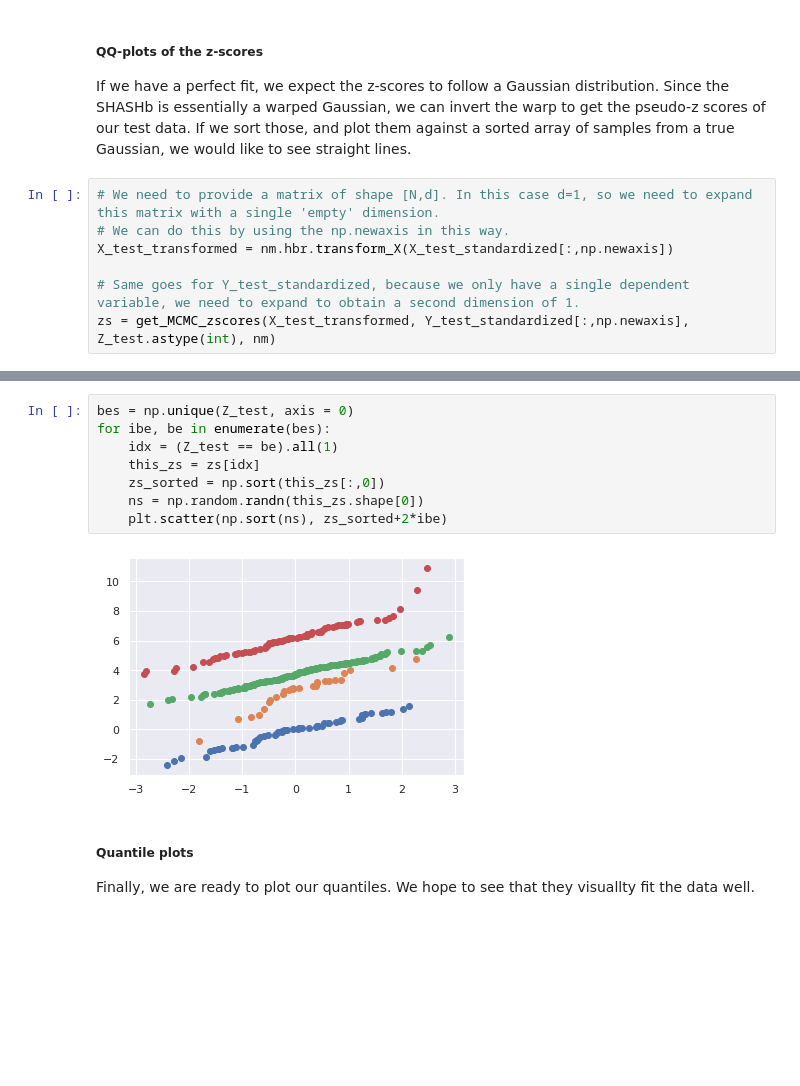
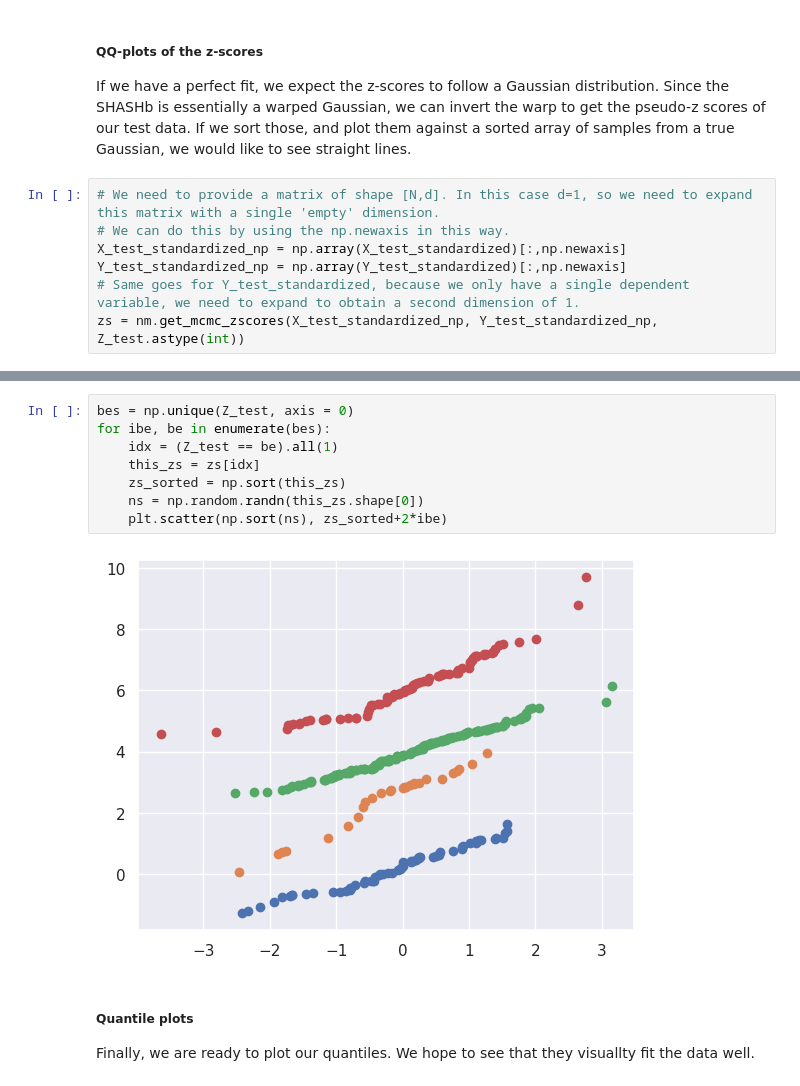
Before and after one commit to predictive-clinical-neuroscience/PCNtoolkit-demo, a Jupyter notebook: tutorials/HBR_SHASH/HBR_Tutorial.ipynb, the cells around one changed output, grey strips where cells are left out. Drawn from its saved outputs; the diff is of its cells as text; blank space fills up the shorter version.

```diff
--- a/tutorials/HBR_SHASH/HBR_Tutorial.ipynb
+++ b/tutorials/HBR_SHASH/HBR_Tutorial.ipynb
@@ -494,7 +510,7 @@ If we have a perfect fit, we expect the z-scores to follow a Gaussian distributi
 # %%
 # We need to provide a matrix of shape [N,d]. In this case d=1, so we need to expand this matrix with a single 'empty' dimension.
 # We can do this by using the np.newaxis in this way.
-X_test_transformed = nm.hbr.transform_X(X_test_standardized[:,np.newaxis])
-
+X_test_standardized_np = np.array(X_test_standardized)[:,np.newaxis]
+Y_test_standardized_np = np.array(Y_test_standardized)[:,np.newaxis]
 # Same goes for Y_test_standardized, because we only have a single dependent variable, we need to expand to obtain a second dimension of 1.
-zs = get_MCMC_zscores(X_test_transformed, Y_test_standardized[:,np.newaxis], Z_test.astype(int), nm)
+zs = nm.get_mcmc_zscores(X_test_standardized_np, Y_test_standardized_np, Z_test.astype(int))
@@ -501,13 +521,13 @@ zs = get_MCMC_zscores(X_test_transformed, Y_test_standardized[:,np.newaxis], Z_t
 # %%
 bes = np.unique(Z_test, axis = 0)
 for ibe, be in enumerate(bes):
     idx = (Z_test == be).all(1)
     this_zs = zs[idx]
-    zs_sorted = np.sort(this_zs[:,0])
+    zs_sorted = np.sort(this_zs)
     ns = np.random.randn(this_zs.shape[0])
     plt.scatter(np.sort(ns), zs_sorted+2*ibe)
 # %% [output]
-[figure, old version]
+[figure, new version]
 # %% [markdown]
 ##### Quantile plots
 Finally, we are ready to plot our quantiles. We hope to see that they visuallty fit the data well.
```
Also changed, not shown: parts of 23 cells of this notebook, 1 other file.
